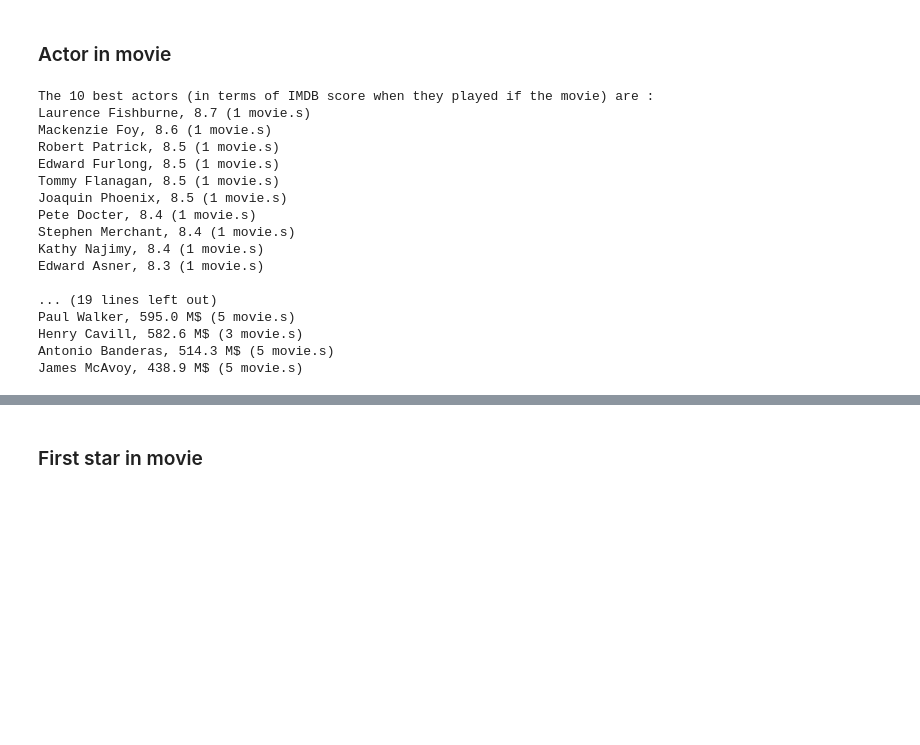
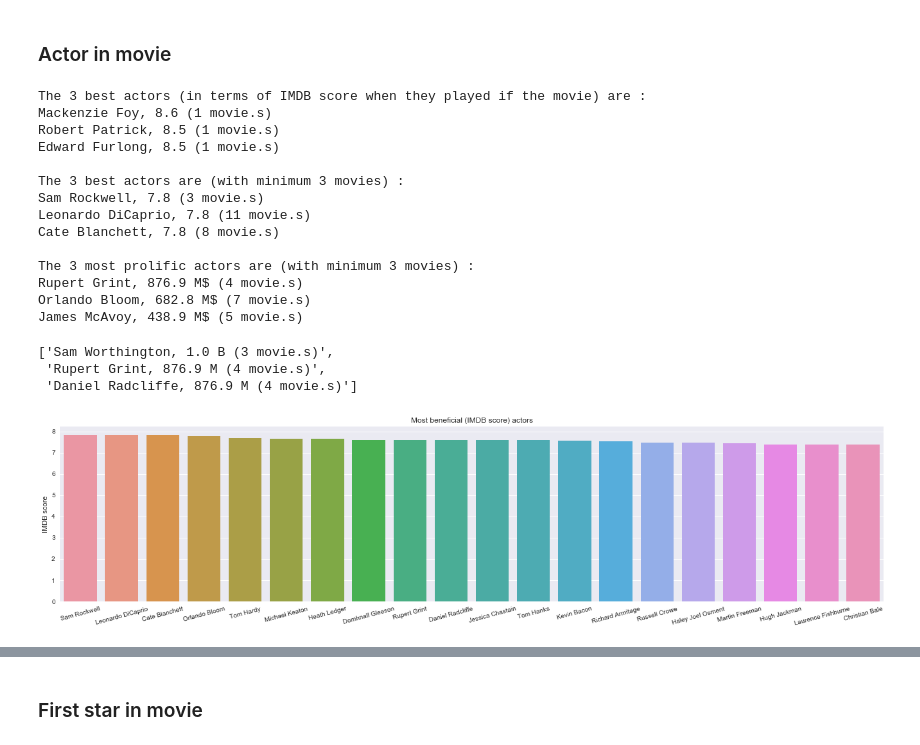
Before and after one commit to alexattia/Data-Science-Projects, a Jupyter notebook: KaggleMovieRating/Exploration.ipynb, the cells around one changed output, grey strips where cells are left out. Cells and saved outputs as stored; diff of their text form; code cells hidden in the pictures; blank space fills up the shorter version.

```diff
--- a/KaggleMovieRating/Exploration.ipynb
+++ b/KaggleMovieRating/Exploration.ipynb
@@ -129,7 +131,7 @@ gross_per_actor = {}
 for actor in all_actors:
     gross_per_actor[actor] = df[(df.actor_1_name == actor) | (df.actor_2_name == actor) | (df.actor_3_name == actor)].worldwide_gross.mean()
 # %%
-top_k = 10
+top_k = 3
 best = [elem[0]+ ', %s (%s movie.s)' % (round(elem[1], 1),len(df[(df.actor_1_name == elem[0])
                                            | (df.actor_2_name == elem[0])
                                            | (df.actor_3_name == elem[0])]))
@@ -158,20 +160,54 @@ print('\nThe {} best actors are (with minimum {} movies) : \n{}'.format(top_k, m
 print('\nThe {} most prolific actors are (with minimum {} movies) : \n{}'.format(top_k, mini_movie,
        '\n'.join(best_gross_mini)))
 # %% [output]
-The 10 best actors (in terms of IMDB score when they played if the movie) are :
-Laurence Fishburne, 8.7 (1 movie.s)
+The 3 best actors (in terms of IMDB score when they played if the movie) are :
 Mackenzie Foy, 8.6 (1 movie.s)
 Robert Patrick, 8.5 (1 movie.s)
 Edward Furlong, 8.5 (1 movie.s)
-Tommy Flanagan, 8.5 (1 movie.s)
-Joaquin Phoenix, 8.5 (1 movie.s)
-Pete Docter, 8.4 (1 movie.s)
-Stephen Merchant, 8.4 (1 movie.s)
-Kathy Najimy, 8.4 (1 movie.s)
-Edward Asner, 8.3 (1 movie.s)
 
-... (19 lines left out)
-Paul Walker, 595.0 M$ (5 movie.s)
-Henry Cavill, 582.6 M$ (3 movie.s)
-Antonio Banderas, 514.3 M$ (5 movie.s)
+The 3 best actors are (with minimum 3 movies) :
+Sam Rockwell, 7.8 (3 movie.s)
+Leonardo DiCaprio, 7.8 (11 movie.s)
+Cate Blanchett, 7.8 (8 movie.s)
+
+The 3 most prolific actors are (with minimum 3 movies) :
+Rupert Grint, 876.9 M$ (4 movie.s)
+Orlando Bloom, 682.8 M$ (7 movie.s)
 James McAvoy, 438.9 M$ (5 movie.s)
+# %%
+mini_movie = 3
+best_mini_gross = sorted([(k,v) for k,v in sorted(gross_per_actor.items(), key=lambda x:x[1], reverse=True) if len(df[(df.actor_1_name == k)
+                                                                                                           | (df.actor_2_name == k)
+                                                                                                           | (df.actor_3_name == k)]) >= mini_movie], key=lambda x:x[1], reverse=True)[:20]
+
+best_mini_gross_str = [elem[0]+ ', %s (%s movie.s)' % (millify(elem[1]),len(df[(df.actor_1_name == elem[0])
+                                                   | (df.actor_2_name == elem[0])
+                                                   | (df.actor_3_name == elem[0])])) for elem in best_mini_gross][:top_k]
+
+best_mini = [(k,v) for k,v in sorted(imdb_score_per_actor.items(), key=lambda x:x[1], reverse=True) if len(df[(df.actor_1_name == k)
+                                                                                                   | (df.actor_2_name == k)
+                                                                                                   | (df.actor_3_name == k)]) >= mini_movie][:20]
+
+best_mini_str = [elem[0]+ ', %s (%s movie.s)' % (round(elem[1], 2),len(df[(df.actor_1_name == elem[0])
+                                                   | (df.actor_2_name == elem[0])
+                                                   | (df.actor_3_name == elem[0])])) for elem in best_mini][:top_k]
+# %%
+print('\nThe {} best actors are (with minimum {} movies) : \n{}'.format(top_k, mini_movie,
+       '\n'.join(best_mini)))
+
+print('\nThe {} most prolific actors are (with minimum {} movies) : \n{}'.format(top_k, mini_movie,
+       '\n'.join(best_gross_mini)))
+# %% [output]
+['Sam Worthington, 1.0 B (3 movie.s)',
+ 'Rupert Grint, 876.9 M (4 movie.s)',
+ 'Daniel Radcliffe, 876.9 M (4 movie.s)']
+# %%
+plt.figure(figsize=(23,5))
+
+
+plot = sns.barplot([elem[0] for elem in best_mini], [elem[1] for elem in best_mini])
+_ = plot.set_xticklabels([elem[0] for elem in best_mini], rotation=15)
+_ = plot.set_title('Most beneficial (IMDB score) actors')
+_ = plot.set_ylabel('IMDB score')
+# %% [output]
+[figure, added]
```
Also changed, not shown: parts of 20 cells of this notebook.
